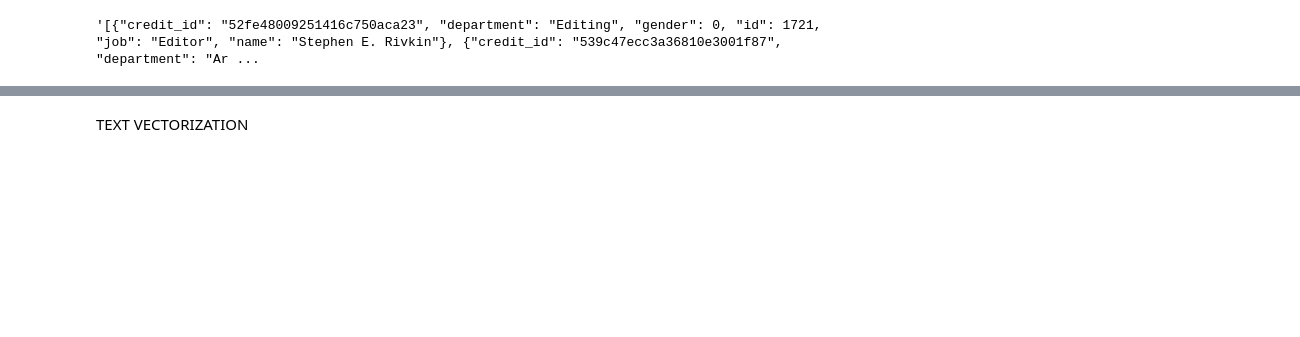
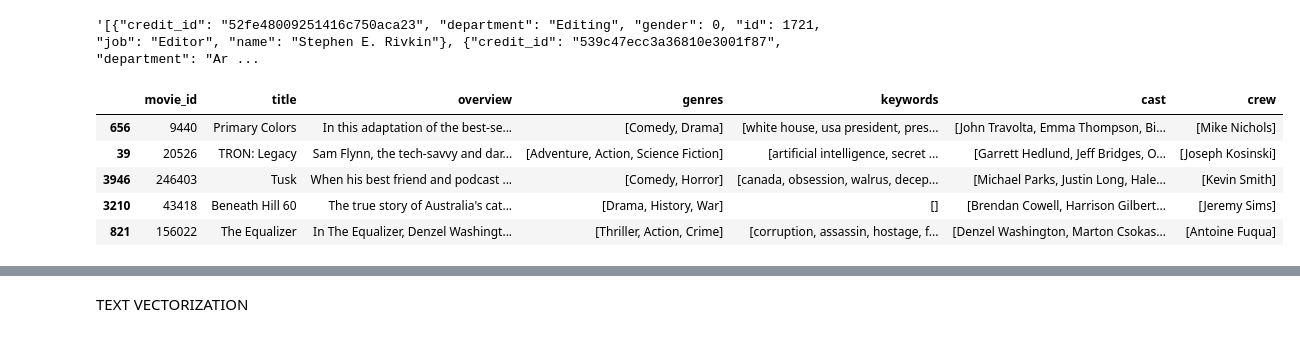
Before and after one commit to bhavayaggwal/Movie-Recommendation-System, a Jupyter notebook: movie_rec_sys.ipynb, the cells around one changed output, grey strips where cells are left out. Saved outputs shown, nothing was run; the diff lists cells and outputs as text; code cells hidden in the pictures; blank space fills up the shorter version.

```diff
--- a/movie_rec_sys.ipynb
+++ b/movie_rec_sys.ipynb
@@ -138,3 +138,13 @@ def convert3(obj):
     return L
 # %%
 movies['crew'] = movies['crew'].apply(convert3)
+# %%
+#movies['overview'] = movies['overview'].apply(lambda x:x.split())
+movies.sample(5)
+# %% [output]
+|  | movie_id | title | overview | genres | keywords | cast | crew |
+| 656 | 9440 | Primary Colors | In this adaptation of the best-se... | [Comedy, Drama] | [white house, usa president, pres... | [John Travolta, Emma Thompson, Bi... | [Mike Nichols] |
+| 39 | 20526 | TRON: Legacy | Sam Flynn, the tech-savvy and dar... | [Adventure, Action, Science Fiction] | [artificial intelligence, secret ... | [Garrett Hedlund, Jeff Bridges, O... | [Joseph Kosinski] |
+| 3946 | 246403 | Tusk | When his best friend and podcast ... | [Comedy, Horror] | [canada, obsession, walrus, decep... | [Michael Parks, Justin Long, Hale... | [Kevin Smith] |
+| 3210 | 43418 | Beneath Hill 60 | The true story of Australia's cat... | [Drama, History, War] | [] | [Brendan Cowell, Harrison Gilbert... | [Jeremy Sims] |
+| 821 | 156022 | The Equalizer | In The Equalizer, Denzel Washingt... | [Thriller, Action, Crime] | [corruption, assassin, hostage, f... | [Denzel Washington, Marton Csokas... | [Antoine Fuqua] |
```
Also changed, not shown: parts of 19 cells of this notebook.
